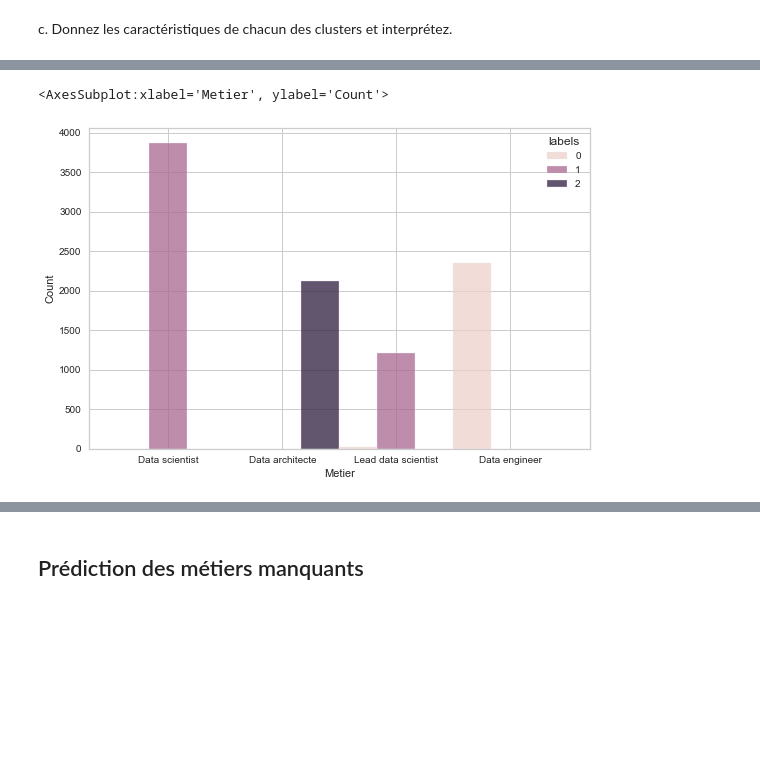
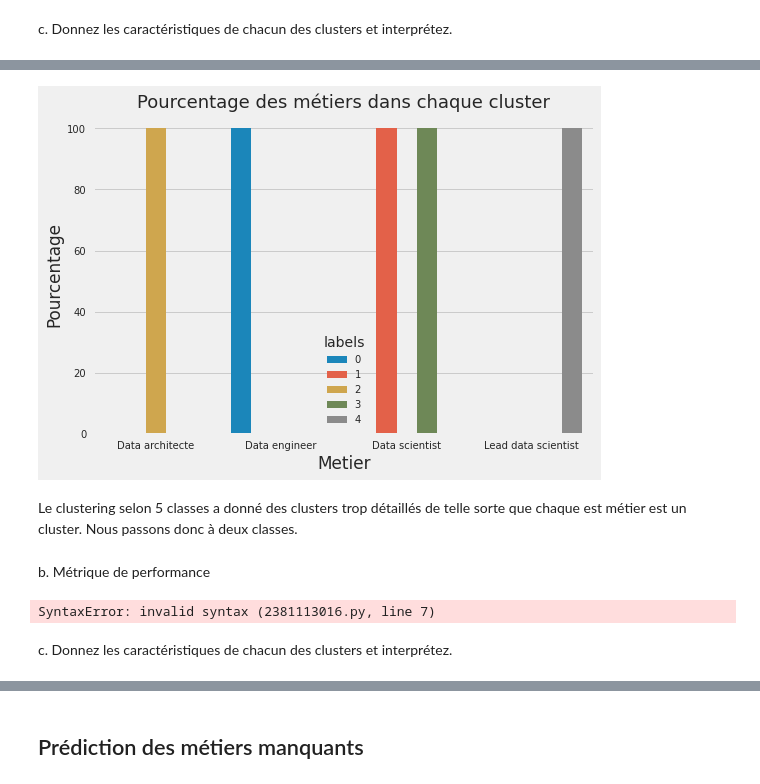
Before and after one commit to Maryem-Bouhadda/Profile-prediction, a Jupyter notebook: Prediction_metiers.ipynb, the cells around one changed output, grey strips where cells are left out. Cells and saved outputs as stored; diff of their text form; code cells hidden in the pictures; blank space fills up the shorter version.

```diff
--- a/Prediction_metiers.ipynb
+++ b/Prediction_metiers.ipynb
@@ -300,6 +316,7 @@ Afin de bien mener le clustering , nous allons suivre les étapes suivantes :
 * 4- Standardiser la base obtenue pour s'assurer qu'aucune variable n'a un poids plus que l'autre et que toutes les variables n'ont pas différentes unités.
 # %%
 # 1- Exploser la variable technologies pour avoir des outils séparés qui nous aiderons à identifier les clusters
+outils= df_no_na.Technologies.apply(lambda x : x.split("/")).explode()
 outils=pd.DataFrame(outils)
 outils=outils.rename(columns={"Technologies": "Outils"})
 outils.head(6)
@@ -465,7 +502,8 @@ b. Justifier la performance de votre algorithme grâce à une métrique.
 # %%
+#Calcul de l'indice de silhouaite correspondant à k=5
 kmeans = KMeans(
      init="random", # init controls the initialization technique. The standard version of the k-means algorithm is implemented by setting init to "random"
-     n_clusters=3, # n_clusters sets k for the clustering step. This is the most important parameter for k-means.
+     n_clusters=5, # n_clusters sets k for the clustering step. This is the most important parameter for k-means.
      n_init=10, # n_init sets the number of initializations to perform. This is important because two runs can converge on different cluster assignments. The default behavior for the scikit-learn algorithm is to perform ten k-means runs and return the results of the one with the lowest SSE.
      max_iter=100, # max_iter sets the number of maximum iterations for each initialization of the k-means algorithm.
      random_state=42 # Fixer la graine
@@ -475,6 +513,6 @@ kmeans.fit(scaled_features)
 
 
 score = silhouette_score(scaled_features, kmeans.labels_, metric='euclidean')
-print('L indice de silhouette est égale à ', round(score ,2) ,'\n')  #0.15 si on garde tous les outils
+print('L indice de silhouette est égale à ', round(score ,2) ,'\n')
 print('Cet cet indice reflète la distance entre les points au sein d un meme cluster et entre les clusters, plus c est proche de 1, mieux c est. ')
 # %% [output]
@@ -513,10 +544,37 @@ len(labeleddata)
-# %%
-sns.histplot(binwidth=1,
-            x="Metier",
-            hue="labels",
-            data=labeleddata,
-            stat="count",
-            multiple="dodge")
-# %% [output]
-<AxesSubplot:xlabel='Metier', ylabel='Count'>
-[figure, removed]
+# %%
+#Barplot des métiers par cluster
+metier_counts = (labeleddata.groupby(['labels'])['Metier']
+                     .value_counts(normalize=True)
+                     .rename('Pourcentage')
+                     .mul(100)
+                     .reset_index()
+                     .sort_values('Metier'))
+sns.barplot(x="Metier", y="Pourcentage", hue="labels", data=metier_counts)
+plt.title("Pourcentage des métiers dans chaque cluster", size=18)
+plt.show()
+# %% [output]
+[figure, added]
+# %% [markdown]
+Le clustering selon 5 classes a donné des clusters trop détaillés de telle sorte que chaque est métier est un cluster. Nous passons donc à deux classes.
+# %% [markdown]
+b. Métrique de performance
+# %%
+#Calcul de l'indice de silhouaite correspondant à k=2
+kmeans = KMeans(
+     init="random", # init controls the initialization technique. The standard version of the k-means algorithm is implemented by setting init to "random"
+     n_clusters=2, # n_clusters sets k for the clustering step. This is the most important parameter for k-means.
+     n_init=10, # n_init sets the number of initializations to perform. This is important because two runs can converge on different cluster assignments. The default behavior for the scikit-learn algorithm is to perform ten k-means runs and return the results of the one with the lowest SSE.
+     max_iter=100, # max_iter sets the number of maximum iterations for each initialization of the k-means algorithm.
+     random_stateé&=42 # Fixer la graine
+)
+
+kmeans.fit(scaled_features)
+
+
+score = silhouette_score(scaled_features, kmeans.labels_, metric='euclidean')
+print('L indice de silhouette pour k=2 est égale à ', round(score ,2) ,'\n')
+print('Cet cet indice reflète la distance entre les points au sein d un meme cluster et entre les clusters, plus c est proche de 1, mieux c est. ')
+# %% [output]
+SyntaxError: invalid syntax (2381113016.py, line 7)
+# %% [markdown]
+ c. Donnez les caractéristiques de chacun des clusters et interprétez.
```
Also changed, not shown: parts of 72 cells of this notebook.
